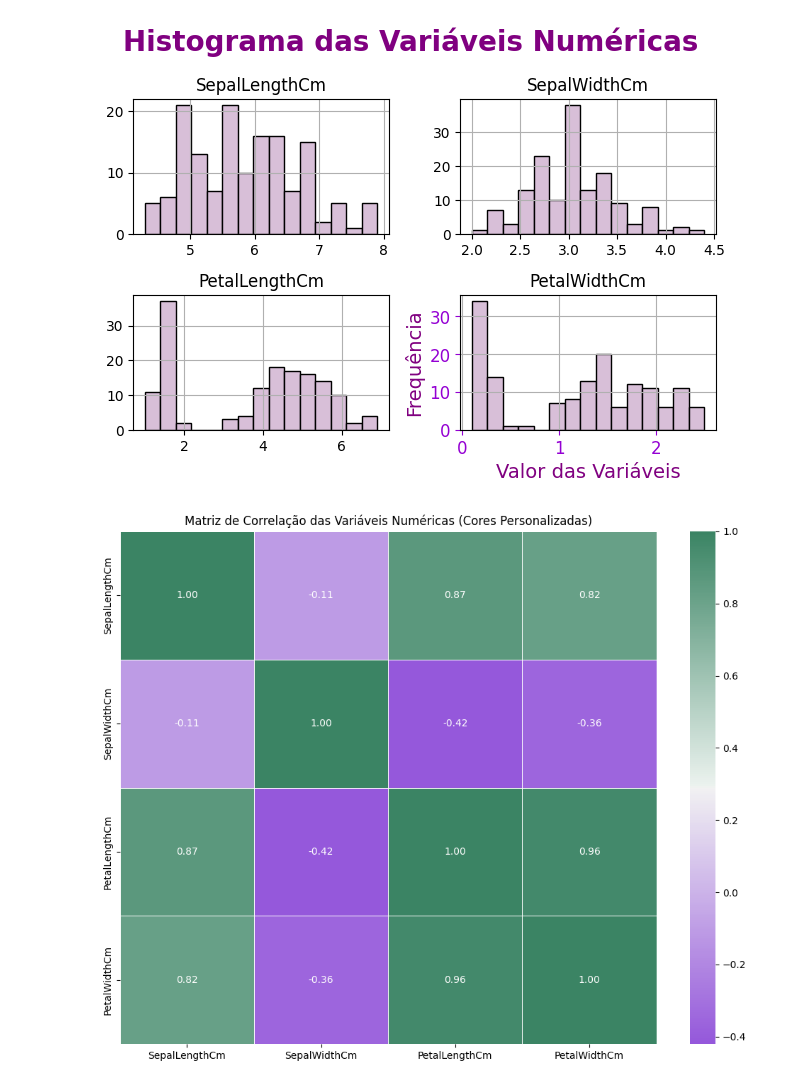
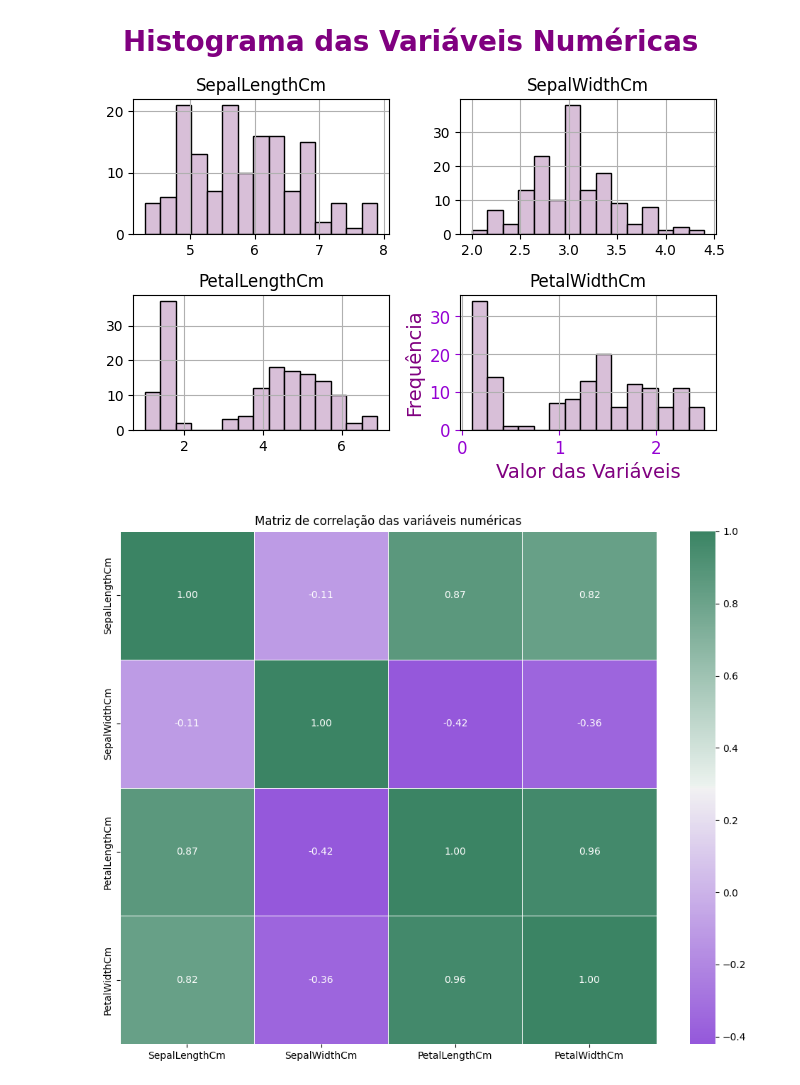
Before and after one commit to mdaefiol/clustering_classification, a Jupyter notebook: scripts/Atividade_ia.ipynb, the cells around one changed output. Drawn from its saved outputs; the diff is of its cells as text; code cells hidden in the pictures.

```diff
--- a/scripts/Atividade_ia.ipynb
+++ b/scripts/Atividade_ia.ipynb
@@ -125,25 +118,25 @@ plt.show()
 # %%
 # Matriz de correlação
 corr_matrix = df.drop(columns=['Species']).corr()
 plt.figure(figsize=(10, 8))
 
 # Criando paleta de roxo para verde
 custom_cmap = sns.diverging_palette(280, 150, as_cmap=True)  # Roxo para verde
 
 sns.heatmap(
     corr_matrix,
     annot=True,
     cmap=custom_cmap,
     fmt='.2f',
     cbar=True,
     linewidths=0.5
 )
 
-plt.title('Matriz de Correlação das Variáveis Numéricas (Cores Personalizadas)')
+plt.title('Matriz de correlação das variáveis numéricas')
 plt.tight_layout()
 plt.show()
 # %% [output]
-[figure, old version]
+[figure, new version]
 # %%
 # Criando uma paleta
 custom_palette = {"Iris-setosa": "#D8BFD8", "Iris-versicolor": "green", "Iris-virginica": "darkviolet"}
```
Also changed, not shown: parts of 9 cells of this notebook.
